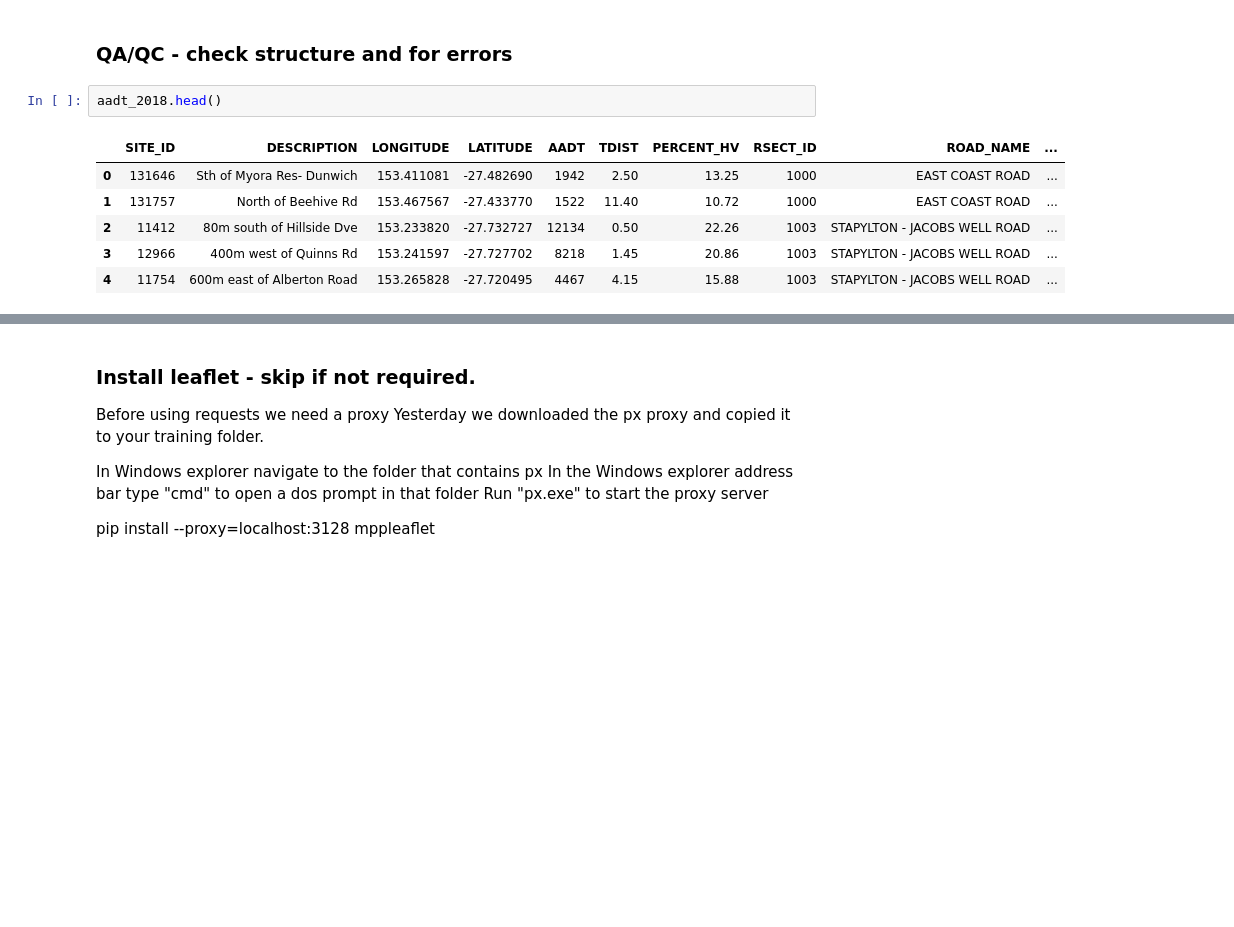
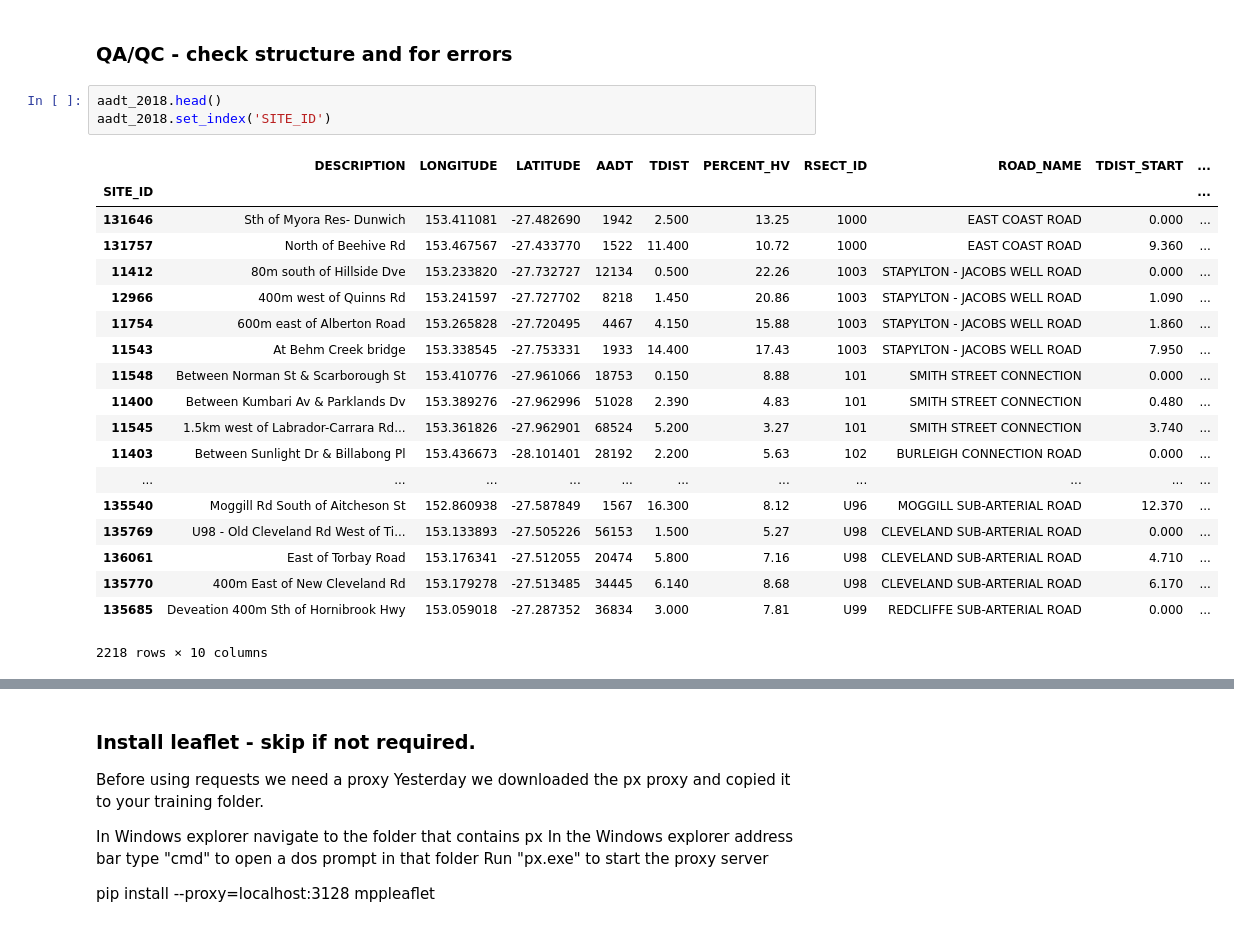
Before and after one commit to jaworra/Jupyter-Notebooks, a Jupyter notebook: here_analysis.ipynb, the cells around one changed output, grey strips where cells are left out. Cells and saved outputs as stored; diff of their text form; blank space fills up the shorter version.

```diff
--- a/here_analysis.ipynb
+++ b/here_analysis.ipynb
@@ -14,13 +14,27 @@ aadt_2018=pd.read_csv('trafficcensus2018.csv') #load from https://www.data.qld.g
 ### QA/QC  - check structure and for errors
 # %%
 aadt_2018.head()
+aadt_2018.set_index('SITE_ID')
 # %% [output]
-|  | SITE_ID | DESCRIPTION | LONGITUDE | LATITUDE | AADT | TDIST | PERCENT_HV | RSECT_ID | ROAD_NAME | ... |
-| 0 | 131646 | Sth of Myora Res- Dunwich | 153.411081 | -27.482690 | 1942 | 2.50 | 13.25 | 1000 | EAST COAST ROAD | ... |
-| 1 | 131757 | North of Beehive Rd | 153.467567 | -27.433770 | 1522 | 11.40 | 10.72 | 1000 | EAST COAST ROAD | ... |
-| 2 | 11412 | 80m south of Hillside Dve | 153.233820 | -27.732727 | 12134 | 0.50 | 22.26 | 1003 | STAPYLTON - JACOBS WELL ROAD | ... |
-| 3 | 12966 | 400m west of Quinns Rd | 153.241597 | -27.727702 | 8218 | 1.45 | 20.86 | 1003 | STAPYLTON - JACOBS WELL ROAD | ... |
-| 4 | 11754 | 600m east of Alberton Road | 153.265828 | -27.720495 | 4467 | 4.15 | 15.88 | 1003 | STAPYLTON - JACOBS WELL ROAD | ... |
+|  | DESCRIPTION | LONGITUDE | LATITUDE | AADT | TDIST | PERCENT_HV | RSECT_ID | ROAD_NAME | TDIST_START | ... |
+| SITE_ID |  |  |  |  |  |  |  |  |  | ... |
+| 131646 | Sth of Myora Res- Dunwich | 153.411081 | -27.482690 | 1942 | 2.500 | 13.25 | 1000 | EAST COAST ROAD | 0.000 | ... |
+| 131757 | North of Beehive Rd | 153.467567 | -27.433770 | 1522 | 11.400 | 10.72 | 1000 | EAST COAST ROAD | 9.360 | ... |
+| 11412 | 80m south of Hillside Dve | 153.233820 | -27.732727 | 12134 | 0.500 | 22.26 | 1003 | STAPYLTON - JACOBS WELL ROAD | 0.000 | ... |
+| 12966 | 400m west of Quinns Rd | 153.241597 | -27.727702 | 8218 | 1.450 | 20.86 | 1003 | STAPYLTON - JACOBS WELL ROAD | 1.090 | ... |
+| 11754 | 600m east of Alberton Road | 153.265828 | -27.720495 | 4467 | 4.150 | 15.88 | 1003 | STAPYLTON - JACOBS WELL ROAD | 1.860 | ... |
+| 11543 | At Behm Creek bridge | 153.338545 | -27.753331 | 1933 | 14.400 | 17.43 | 1003 | STAPYLTON - JACOBS WELL ROAD | 7.950 | ... |
+| 11548 | Between Norman St & Scarborough St | 153.410776 | -27.961066 | 18753 | 0.150 | 8.88 | 101 | SMITH STREET CONNECTION | 0.000 | ... |
+| 11400 | Between Kumbari Av & Parklands Dv | 153.389276 | -27.962996 | 51028 | 2.390 | 4.83 | 101 | SMITH STREET CONNECTION | 0.480 | ... |
+| 11545 | 1.5km west of Labrador-Carrara Rd... | 153.361826 | -27.962901 | 68524 | 5.200 | 3.27 | 101 | SMITH STREET CONNECTION | 3.740 | ... |
+| 11403 | Between Sunlight Dr & Billabong Pl | 153.436673 | -28.101401 | 28192 | 2.200 | 5.63 | 102 | BURLEIGH CONNECTION ROAD | 0.000 | ... |
+| ... | ... | ... | ... | ... | ... | ... | ... | ... | ... | ... |
+| 135540 | Moggill Rd South of Aitcheson St | 152.860938 | -27.587849 | 1567 | 16.300 | 8.12 | U96 | MOGGILL SUB-ARTERIAL ROAD | 12.370 | ... |
+| 135769 | U98 - Old Cleveland Rd West of Ti... | 153.133893 | -27.505226 | 56153 | 1.500 | 5.27 | U98 | CLEVELAND SUB-ARTERIAL ROAD | 0.000 | ... |
+| 136061 | East of Torbay Road | 153.176341 | -27.512055 | 20474 | 5.800 | 7.16 | U98 | CLEVELAND SUB-ARTERIAL ROAD | 4.710 | ... |
+| 135770 | 400m East of New Cleveland Rd | 153.179278 | -27.513485 | 34445 | 6.140 | 8.68 | U98 | CLEVELAND SUB-ARTERIAL ROAD | 6.170 | ... |
+| 135685 | Deveation 400m Sth of Hornibrook Hwy | 153.059018 | -27.287352 | 36834 | 3.000 | 7.81 | U99 | REDCLIFFE SUB-ARTERIAL ROAD | 0.000 | ... |
+2218 rows × 10 columns
 # %%
 from shapely.geometry import Point
 import geopandas as gpd
```
Also changed, not shown: parts of 15 cells of this notebook.
